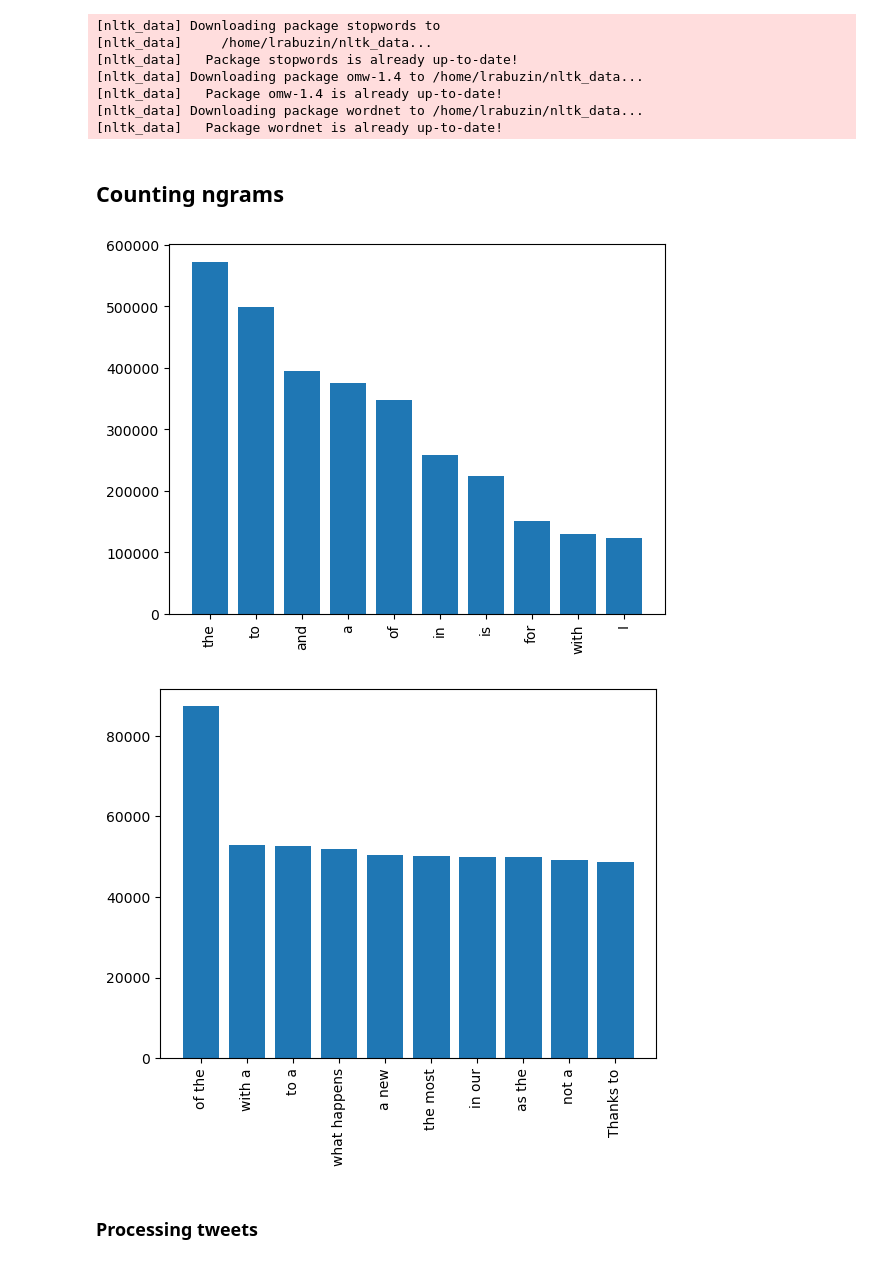
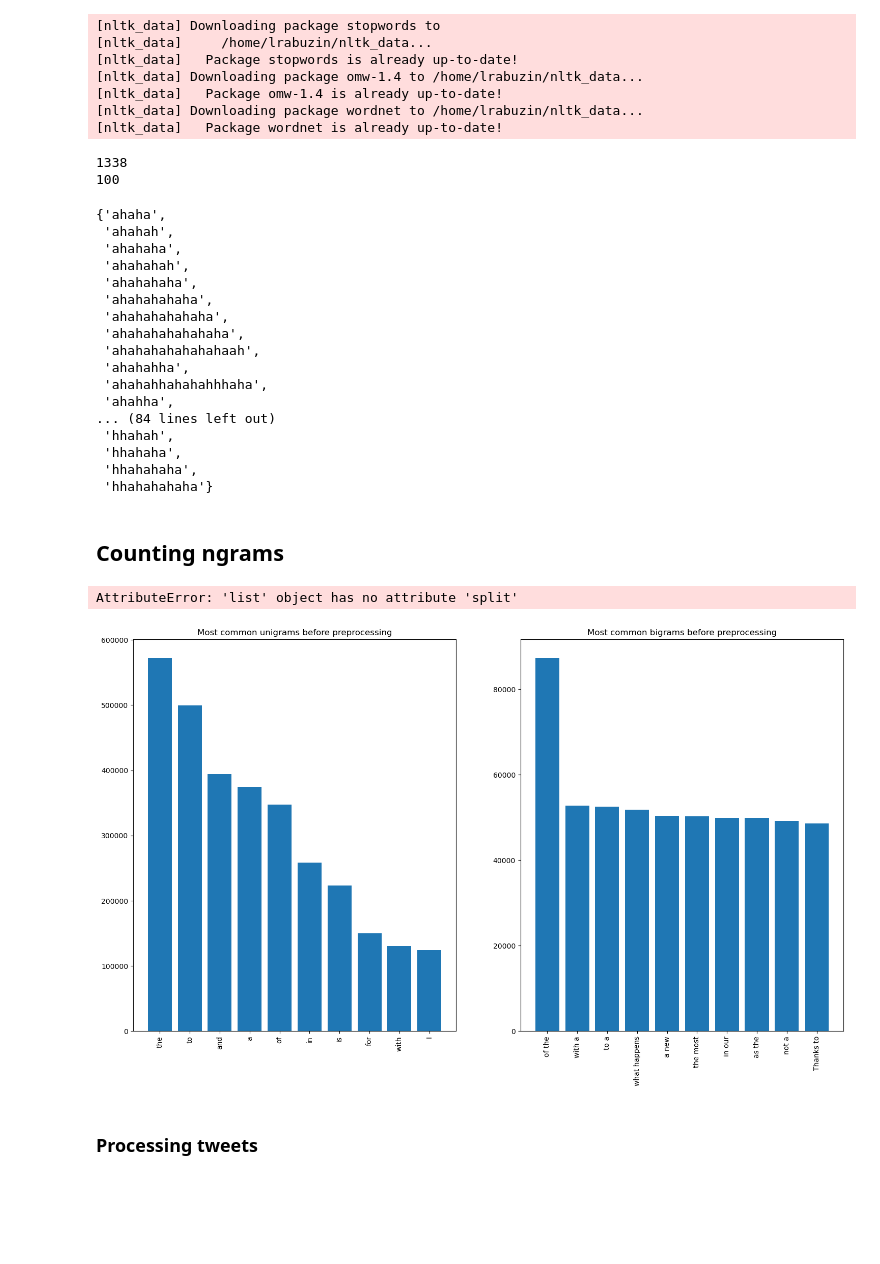
Before and after one commit to omkar-ethz/ml4hc-projects, a Jupyter notebook: project2/sandbox.ipynb, the cells around one changed output. Cells and saved outputs as stored; diff of their text form; code cells hidden in the pictures; blank space fills up the shorter version.

```diff
--- a/project2/sandbox.ipynb
+++ b/project2/sandbox.ipynb
@@ -4,7 +4,7 @@
 from collections import Counter
 # %%
 import pandas as pd
-tweets = pd.read_csv('data/TweetsCOV19.csv')
+tweets = pd.read_csv('../data/TweetsCOV19.csv')
 tweets.rename(columns={"TweetText": "x"}, inplace=True)
 tweets['x'] = tweets['x'].astype(str)
 tweets.dropna(subset=["Sentiment"], inplace=True)
@@ -330,3 +341,29 @@ def preprocess(df: pd.DataFrame, flags: Optional[Dict[str, bool]], x_col='x'):
+# %%
+print(len(hahas))
+print(len(set(hahas)))
+# %% [output]
+1338
+100
+# %%
+set(hahas)
+# %% [output]
+{'ahaha',
+ 'ahahah',
+ 'ahahaha',
+ 'ahahahah',
+ 'ahahahaha',
+ 'ahahahahaha',
+ 'ahahahahahaha',
+ 'ahahahahahahaha',
+ 'ahahahahahahahaah',
+ 'ahahahha',
+ 'ahahahhahahahhhaha',
+ 'ahahha',
+... (84 lines left out)
+ 'hhahah',
+ 'hhahaha',
+ 'hhahahaha',
+ 'hhahahahaha'}
 # %% [markdown]
 ## Counting ngrams
 # %%
@@ -355,15 +392,27 @@ most_common_bigrams = bigram_counter.most_common(10)
 unigrams, unigram_freqeuncies = list(zip(*most_common_unigrams))
 bigrams, bigram_freqeuncies = list(zip(*most_common_bigrams))
 bigrams = [" ".join(bigram) for bigram in bigrams]
-import matplotlib.pyplot as plt
-plt.bar(unigrams, unigram_freqeuncies)
-plt.xticks(rotation=90)
-plt.show()
-plt.bar(bigrams, bigram_freqeuncies)
-plt.xticks(rotation=90)
-plt.show()
+# import matplotlib.pyplot as plt
+# plt.bar(unigrams, unigram_freqeuncies)
+# plt.xticks(rotation=90)
+# plt.title("Most common unigrams before preprocessing")
+# plt.show()
+# plt.bar(bigrams, bigram_freqeuncies)
+# plt.xticks(rotation=90)
+# plt.title("Most common bigrams before preprocessing")
+# plt.show()
 # %% [output]
-[figure, removed]
-[figure, removed]
+AttributeError: 'list' object has no attribute 'split'
+# %%
+fig, (ax1, ax2) = plt.subplots(nrows=1, ncols=2,figsize=(18, 10))
+ax1.bar(unigrams, unigram_freqeuncies)
+ax1.tick_params('x', labelrotation=90)
+ax1.set_title("Most common unigrams before preprocessing")
+ax2.bar(bigrams, bigram_freqeuncies)
+ax2.tick_params('x', labelrotation=90)
+ax2.set_title("Most common bigrams before preprocessing")
+fig.show()
+# %% [output]
+[figure, added]
 # %% [markdown]
 ### Processing tweets
```
Also changed, not shown: parts of 77 cells of this notebook.
